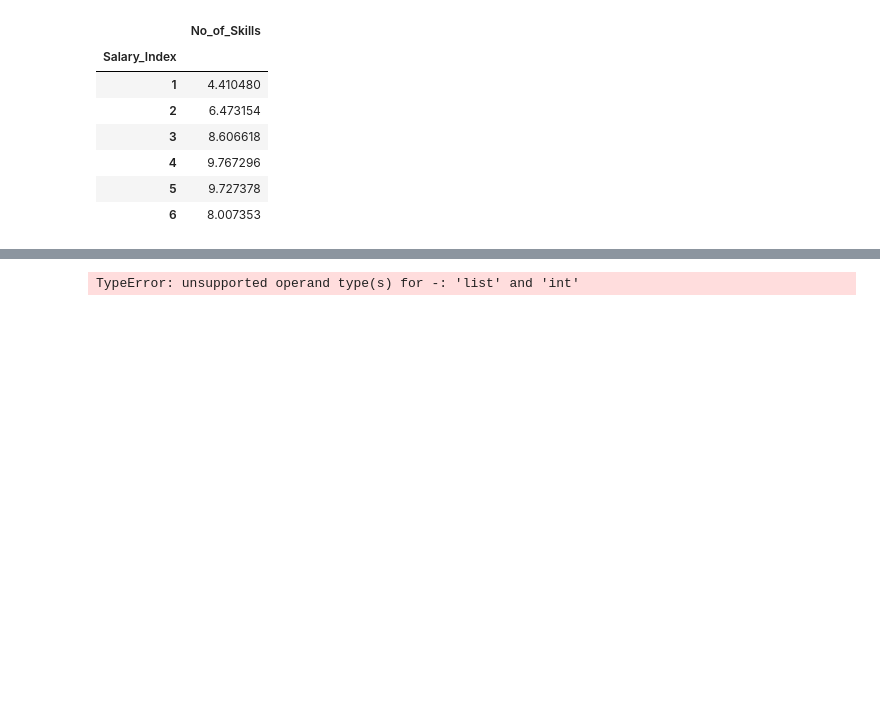
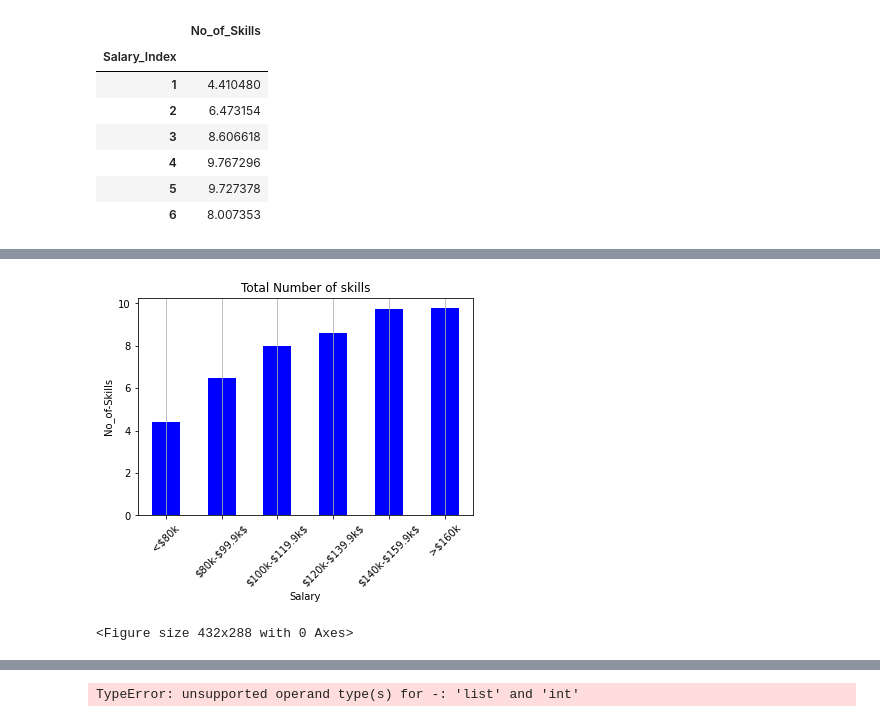
Before and after one commit to cce24/Project-1---Group-2, a Jupyter notebook: 02._Cleaning/Correlation_skills_income.ipynb, the cells around one changed output, grey strips where cells are left out. Saved outputs shown, nothing was run; the diff lists cells and outputs as text; code cells hidden in the pictures; blank space fills up the shorter version.

```diff
--- a/02._Cleaning/Correlation_skills_income.ipynb
+++ b/02._Cleaning/Correlation_skills_income.ipynb
@@ -175,2 +183,18 @@ skill_salary=skill_salary.sort_values()
+# %%
+# Generate a bar plot showing the queried salary and the average number of skills.
+skills_bar=skill_salary.plot(kind="bar", color="b", title="Total Number of skills")
+
+skills_bar.xaxis.grid(True) # adding vertical grid lines
+skills_bar.set_xlabel("Salary")
+skills_bar.set_ylabel("No_of-Skills")
+orientation=plt.xticks(rotation=45)#rotation of the labels
+skills_bar.set_xticklabels(("<$80k","$80k-$99.9k$","$100k-$119.9k$","$120k-$139.9k$", "$140k-$159.9k$",">$160k"))
+
+
+plt.show()
+plt.tight_layout()
+# %% [output]
+[figure, added]
+<Figure size 432x288 with 0 Axes>
 # %%
 # Generate a bar plot showing the queried salary and the average number of skills.
```
Also changed, not shown: parts of 6 cells of this notebook.
